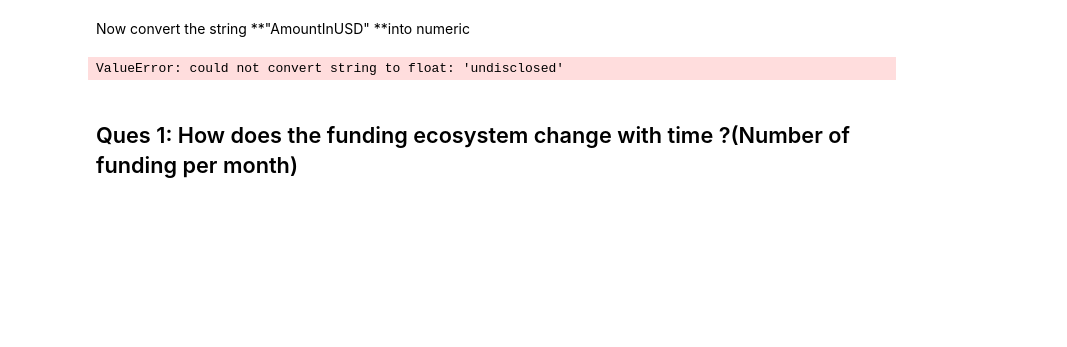
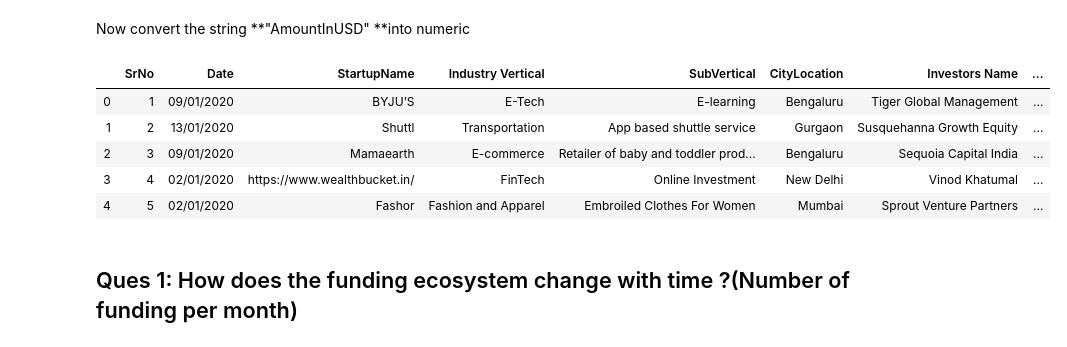
Before and after one commit to dp3191/Evolve, a Jupyter notebook: Top Funding Startups in India.ipynb, the cells around one changed output. Cells and saved outputs as stored; diff of their text form; code cells hidden in the pictures; blank space fills up the shorter version.

```diff
--- a/Top Funding Startups in India.ipynb
+++ b/Top Funding Startups in India.ipynb
@@ -78,11 +91,18 @@ funding_data.head()
 # %% [markdown]
 Now convert the string **"AmountInUSD" **into numeric
 # %%
-funding_data["Amount in USD"] = funding_data["Amount in USD"].apply(lambda x: float(str(x).replace(",","")))
-funding_data["Amount in USD"] = pd.to_numeric(funding_data["Amount in USD"])
+funding_data=funding_data[funding_data.AmountinUSD.str.lower() != 'undisclosed']
+funding_data=funding_data[funding_data.AmountinUSD.str.lower() != 'unknown']
+funding_data["AmountinUSD"] = funding_data["AmountinUSD"].apply(lambda x: str(x).replace(",",""))
+funding_data["AmountinUSD"] = pd.to_numeric(funding_data["AmountinUSD"],errors='coerce')
 funding_data.head()
 # %% [output]
-ValueError: could not convert string to float: 'undisclosed'
+|  | SrNo | Date | StartupName | Industry Vertical | SubVertical | CityLocation | Investors Name | ... |
+| 0 | 1 | 09/01/2020 | BYJU’S | E-Tech | E-learning | Bengaluru | Tiger Global Management | ... |
+| 1 | 2 | 13/01/2020 | Shuttl | Transportation | App based shuttle service | Gurgaon | Susquehanna Growth Equity | ... |
+| 2 | 3 | 09/01/2020 | Mamaearth | E-commerce | Retailer of baby and toddler prod... | Bengaluru | Sequoia Capital India | ... |
+| 3 | 4 | 02/01/2020 | https://www.wealthbucket.in/ | FinTech | Online Investment | New Delhi | Vinod Khatumal | ... |
+| 4 | 5 | 02/01/2020 | Fashor | Fashion and Apparel | Embroiled Clothes For Women | Mumbai | Sprout Venture Partners | ... |
 # %% [markdown]
 ## Ques 1:  How does the funding ecosystem change with time ?(Number of funding per month)
 # %%
```
Also changed, not shown: parts of 25 cells of this notebook.
